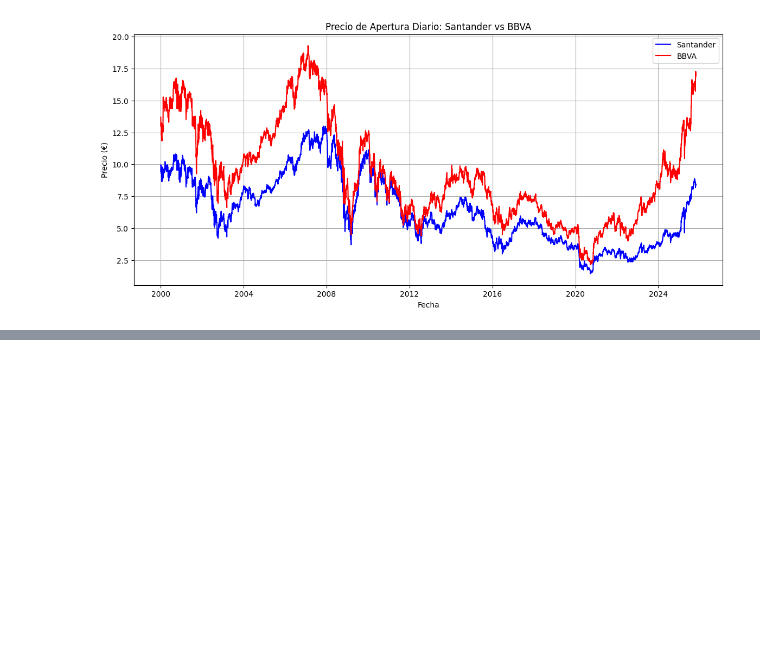
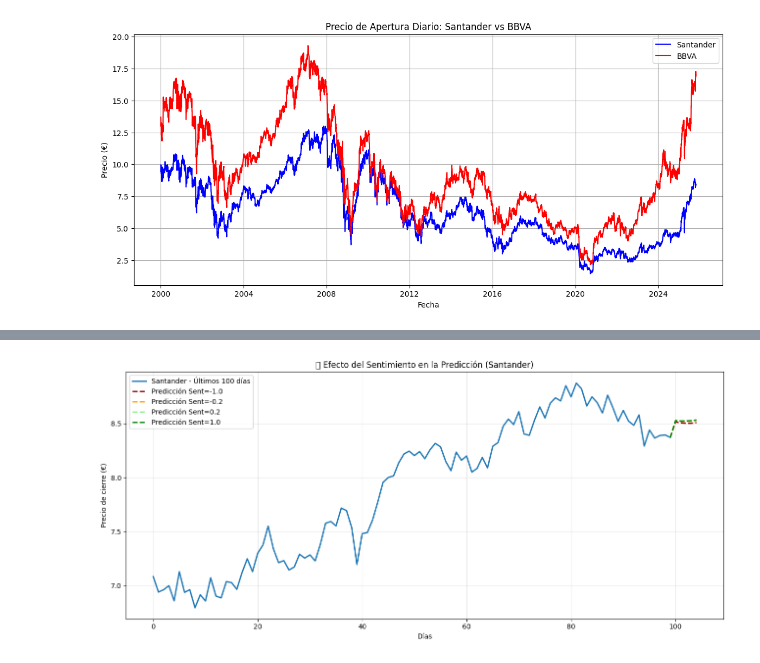
Before and after one commit to josean9/Caso02_Prediccion_BBVA_SANTANDER, a Jupyter notebook: notebooks/notebook2.ipynb, the cells around one changed output, grey strips where cells are left out. Drawn from its saved outputs; the diff is of its cells as text; code cells hidden in the pictures; blank space fills up the shorter version.

```diff
--- a/notebooks/notebook2.ipynb
+++ b/notebooks/notebook2.ipynb
@@ -342,0 +236,16 @@ print("\n✅ Modelos entrenados y guardados correctamente.")
+# %%
+# ====================================================
+# --- 5. Añadir medias móviles ---
+# ====================================================
+
+for df in [df_san, df_bbva]:
+    df["MA10"] = df["close"].rolling(window=10).mean()
+    df["MA30"] = df["close"].rolling(window=30).mean()
+    df["MA60"] = df["close"].rolling(window=60).mean()
+
+# Eliminamos posibles NaN generados al inicio de las medias
+df_san = df_san.dropna()
+df_bbva = df_bbva.dropna()
+
+print("✅ Medias móviles añadidas correctamente.")
+print(df_san[["close", "MA10", "MA30", "MA60"]].head(15))
@@ -477,0 +530,81 @@ plt.show()
+# %%
+# ============================================================
+# --- BLOQUE 12: Simulación con distintos umbrales de sentimiento ---
+# ============================================================
+
+def predict_with_custom_sentiment(model, features_scaled, window_size, close_idx, sentiment_idx, sentiment_value, days_ahead=5):
+    """Predice los próximos días reemplazando el sentimiento por un valor fijo."""
+    model.eval()
+    preds = []
+    with torch.no_grad():
+        last_window = torch.tensor(features_scaled[-window_size:], dtype=torch.float32).unsqueeze(0).to(device)
+
+        # Reemplazamos el sentimiento en toda la ventana
+        last_window[:, :, sentiment_idx] = sentiment_value
+
+        for _ in range(days_ahead):
+            out = model(last_window)
+            pred_scaled = out.squeeze().item()
+            preds.append(pred_scaled)
+
+            # Crear nueva fila actualizada
+            new_row = last_window[:, -1, :].clone()
+            new_row[:, close_idx] = pred_scaled
+            new_row[:, sentiment_idx] = sentiment_value  # mantener constante el sentimiento
+            last_window = torch.cat([last_window[:, 1:, :], new_row.unsqueeze(1)], dim=1)
+    return np.array(preds)
+
+# --- Identificamos índices ---
+close_idx_san = find_close_index(df_san.columns)
+sentiment_idx_san = [i for i, c in enumerate(df_san.columns) if "sentiment" in c.lower()][0]
+
+n_features_san = df_san.shape[1]
+
+# --- Simulaciones con distintos valores de sentimiento ---
+sentiment_values = [-1.0, -0.2, 0.2, 1.0]
+preds_san_dict = {}
+
+for val in sentiment_values:
+    preds_scaled = predict_with_custom_sentiment(model_san, features_san_scaled, window_size, close_idx_san, sentiment_idx_san, val)
+    preds_san_dict[val] = inverse_close_from_scaled(preds_scaled, scaler_san, n_features_san, close_idx_san)
+
+# --- Datos reales ---
+real_san = df_san.iloc[-100:, close_idx_san].values
+
+# --- GRAFICAR ---
+plt.figure(figsize=(13, 6))
+plt.plot(range(100), real_san, label="Santander - Últimos 100 días", color="tab:blue", linewidth=2)
+
+colors = {
+    -1.0: "darkred",
+    -0.2: "orange",
+    0.2: "lightgreen",
+    1.0: "green"
+}
+
+for val in sentiment_values:
+    plt.plot(range(99, 105),
+             np.concatenate([[real_san[-1]], preds_san_dict[val]]),
+             "--",
+             color=colors[val],
+             linewidth=2,
+             label=f"Predicción Sent={val}")
+
+plt.title("📊 Efecto del Sentimiento en la Predicción (Santander)")
+plt.xlabel("Días")
+plt.ylabel("Precio de cierre (€)")
+plt.grid(True, alpha=0.3)
+plt.legend()
+plt.tight_layout()
+plt.show()
+
+# --- Mostrar los valores numéricos ---
+df_pred_sent = pd.DataFrame({
+    "Sentiment_Value": sentiment_values,
+    "Predicciones_5_Días": [np.round(preds_san_dict[v], 3).tolist() for v in sentiment_values]
+})
+
+print("📈 Predicciones simuladas según sentimiento:")
+print(df_pred_sent)
+# %% [output]
+[figure, added]
```
Also changed, not shown: parts of 11 cells of this notebook, 2 other files.
